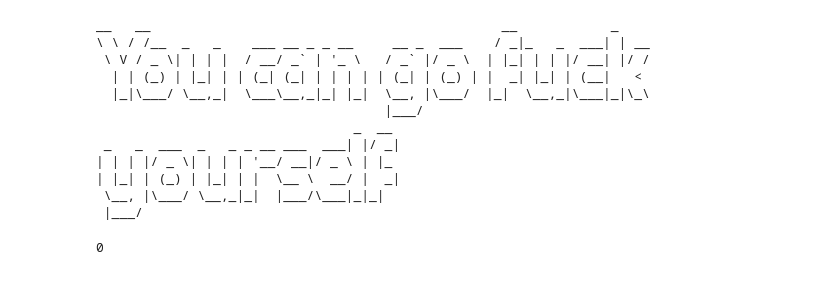
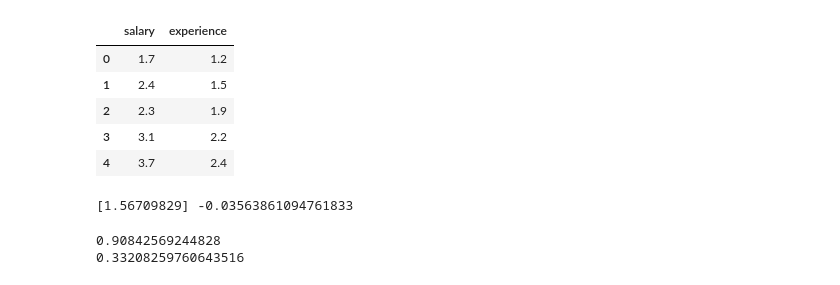
Before and after one commit to Rahul-262001/machine_learning, a Jupyter notebook: Untitled.ipynb, the cells around one changed output. Saved outputs shown, nothing was run; the diff lists cells and outputs as text; code cells hidden in the pictures.

```diff
--- a/Untitled.ipynb
+++ b/Untitled.ipynb
@@ -21,17 +1,28 @@ df.head()
-# %%
-import os
-os.system("figlet You can go fuck yourself")
-# %% [output]
-__   __                                             __            _
-\ \ / /__  _   _    ___ __ _ _ __     __ _  ___    / _|_   _  ___| | __
- \ V / _ \| | | |  / __/ _` | '_ \   / _` |/ _ \  | |_| | | |/ __| |/ /
-  | | (_) | |_| | | (_| (_| | | | | | (_| | (_) | |  _| |_| | (__|   <
-  |_|\___/ \__,_|  \___\__,_|_| |_|  \__, |\___/  |_|  \__,_|\___|_|\_\
-                                     |___/
-                                 _  __
- _   _  ___  _   _ _ __ ___  ___| |/ _|
-| | | |/ _ \| | | | '__/ __|/ _ \ | |_
-| |_| | (_) | |_| | |  \__ \  __/ |  _|
- \__, |\___/ \__,_|_|  |___/\___|_|_|
- |___/
-0
+# %%
+import pandas as pd
+df=pd.read_csv("exp.csv")
+df.head()
+# %% [output]
+|  | salary | experience |
+| 0 | 1.7 | 1.2 |
+| 1 | 2.4 | 1.5 |
+| 2 | 2.3 | 1.9 |
+| 3 | 3.1 | 2.2 |
+| 4 | 3.7 | 2.4 |
+# %%
+from sklearn.linear_model import LinearRegression
+lr = LinearRegression()
+x = df[['experience']]
+y = df['salary']
+lr.fit(x,y)
+print(lr.coef_,lr.intercept_)
+# %% [output]
+[1.56709829] -0.03563861094761833
+# %%
+ypred = lr.predict(x)
+from sklearn.metrics import r2_score,mean_absolute_error
+print(r2_score(y,ypred))
+print(mean_absolute_error(y,ypred))
+# %% [output]
+0.90842569244828
+0.33208259760643516
```
Also changed, not shown: parts of 8 cells of this notebook, 13 other files.
